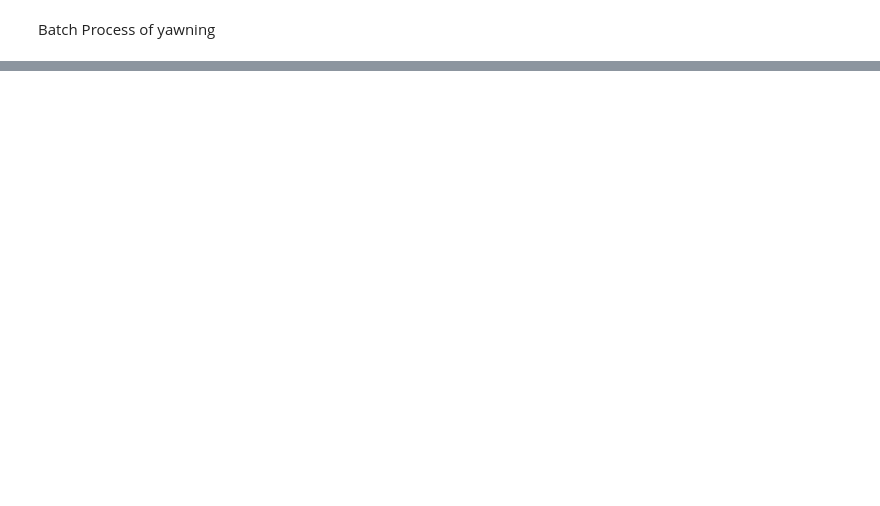
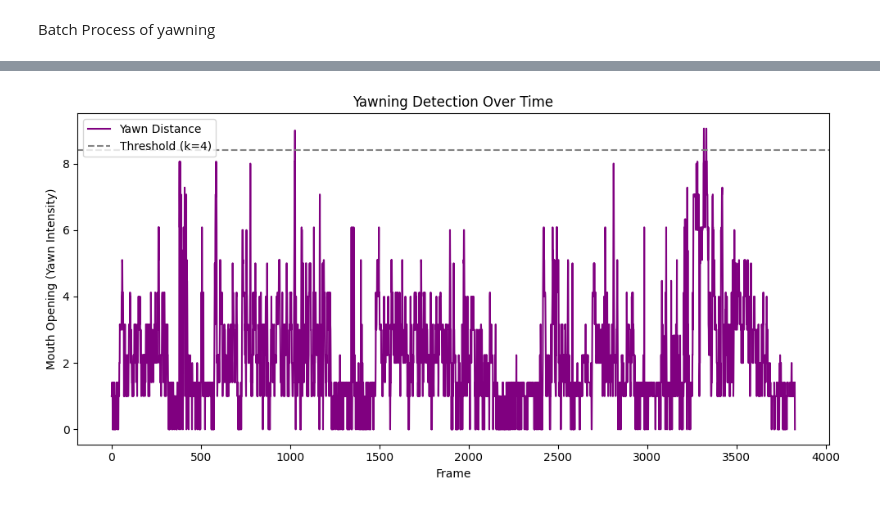
Before and after one commit to kartik10sharma/cv_prj, a Jupyter notebook: Welcome_To_Colab.ipynb, the cells around one changed output, grey strips where cells are left out. Cells and saved outputs as stored; diff of their text form; code cells hidden in the pictures; blank space fills up the shorter version.

```diff
--- a/Welcome_To_Colab.ipynb
+++ b/Welcome_To_Colab.ipynb
@@ -422,0 +686,91 @@ Processed: PP44.csv | Events: 8
+# %%
+import cv2
+import dlib
+import numpy as np
+import pandas as pd
+import matplotlib.pyplot as plt
+
+# Load models
+detector = dlib.get_frontal_face_detector()
+predictor = dlib.shape_predictor('/content/shape_predictor_68_face_landmarks.dat')
+
+# Load video
+video_path = '/content/P61.avi'
+cap = cv2.VideoCapture(video_path)
+
+yawn_distances = []
+frame_num = 0
+
+while cap.isOpened():
+    ret, frame = cap.read()
+    if not ret:
+        break
+
+    gray = cv2.cvtColor(frame, cv2.COLOR_BGR2GRAY)
+    faces = detector(gray)
+
+    for face in faces:
+        landmarks = predictor(gray, face)
+
+        # Yawn distance: distance between upper and lower inner lips (points 62 & 66)
+        upper_lip = np.array([landmarks.part(62).x, landmarks.part(62).y])
+        lower_lip = np.array([landmarks.part(66).x, landmarks.part(66).y])
+        yawn_distance = np.linalg.norm(upper_lip - lower_lip)
+        yawn_distances.append(yawn_distance)
+
+        break  # Process only one face
+
+    frame_num += 1
+
+cap.release()
+cv2.destroyAllWindows()
+
+# Convert to numpy array
+yawn_distances = np.array(yawn_distances)
+
+# Dynamic thresholding using mean + k * std
+k = 4 # You can tune this value
+dynamic_threshold = yawn_distances.mean() + k * yawn_distances.std()
+
+# Detect yawn events
+def detect_yawn_events(data, threshold, min_duration=2):
+    events = []
+    in_yawn = False
+    start = 0
+    for i, val in enumerate(data):
+        if not in_yawn and val > threshold:
+            in_yawn = True
+            start = i
+        elif in_yawn and val <= threshold:
+            in_yawn = False
+            if i - start >= min_duration:
+                events.append((start, i - 1))
+    return events
+
+yawn_events = detect_yawn_events(yawn_distances, dynamic_threshold)
+print(f"Detected {len(yawn_events)} yawn events with dynamic threshold = {dynamic_threshold:.2f} (k={k})")
+
+# Plot results
+plt.figure(figsize=(10, 5))
+plt.plot(yawn_distances, label='Yawn Distance', color='purple')
+plt.axhline(y=dynamic_threshold, color='gray', linestyle='--', label=f'Threshold (k={k})')
+plt.title('Yawning Detection Over Time')
+plt.xlabel('Frame')
+plt.ylabel('Mouth Opening (Yawn Intensity)')
+plt.legend()
+plt.tight_layout()
+plt.show()
+
+# Save stats
+stats = {
+    'mean': [yawn_distances.mean()],
+    'std': [yawn_distances.std()],
+    'max': [yawn_distances.max()],
+    'min': [yawn_distances.min()],
+    'num_events': [len(yawn_events)],
+    'threshold': [dynamic_threshold]
+}
+stats_df = pd.DataFrame(stats)
+stats_df.to_csv('yawn_stats_video.csv', index=False)
+print("Statistics saved to yawn_stats_video.csv")
+# %% [output]
@@ -422,0 +778 @@ Processed: PP44.csv | Events: 8
+[figure, added]
```
Also changed, not shown: parts of 10 cells of this notebook.
